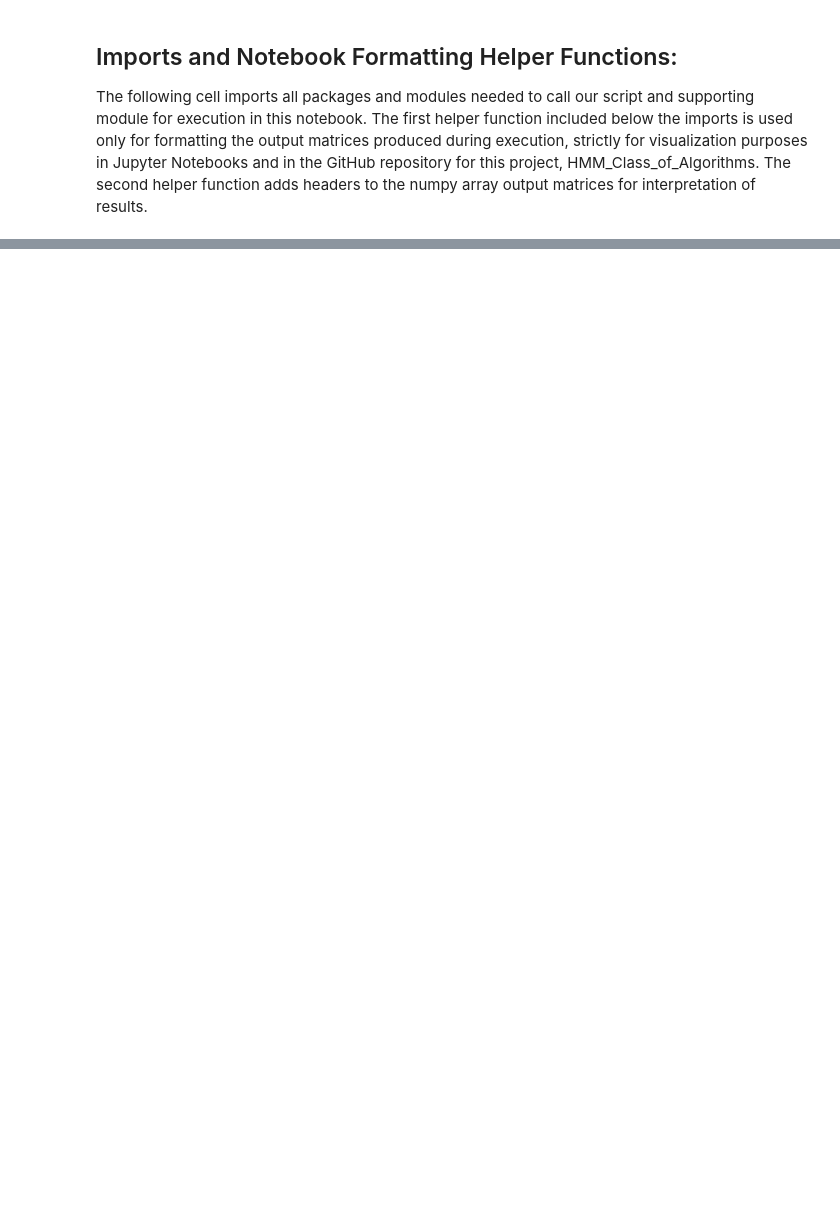
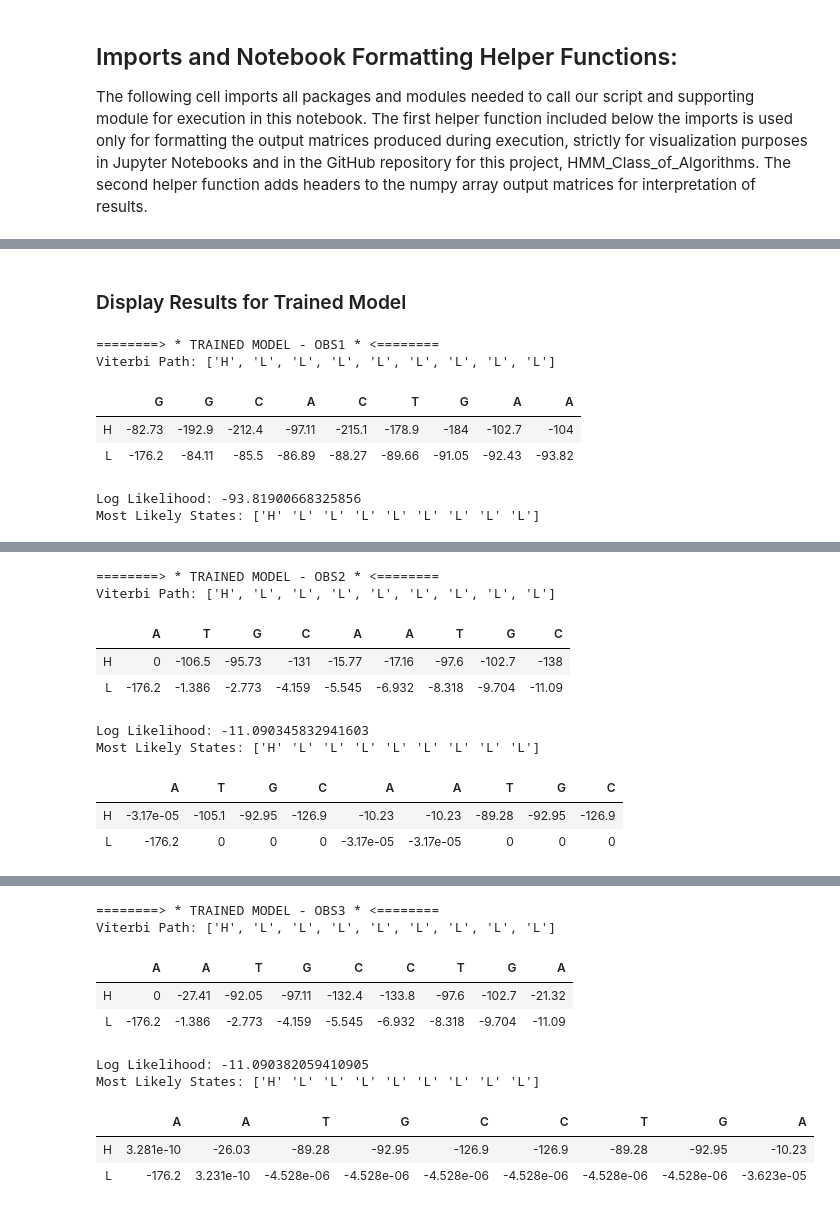
Before and after one commit to biotechiestefnie/HMM-Class-of-Algorithms, a Jupyter notebook: project10/HMM_Project10_Execution.ipynb, the cells around one changed output, grey strips where cells are left out. Saved outputs shown, nothing was run; the diff lists cells and outputs as text; code cells hidden in the pictures; blank space fills up the shorter version.

```diff
--- a/project10/HMM_Project10_Execution.ipynb
+++ b/project10/HMM_Project10_Execution.ipynb
@@ -378,0 +278,13 @@ fb_states, fb_matrix = model.forward_backward_algorithm(obs)
+# %%
+# Run all three algorithms on trained model
+vmat1_t, tmat1_t, path1_t = trained_model.viterbi_algorithm(obs1)
+fwd_matrix1_t, log_likelihood1_t = trained_model.forward_algorithm(obs1)
+most_likely_states1_t, fb_matrix1_t = trained_model.forward_backward_algorithm(obs1)
+
+vmat2_t, tmat2_t, path2_t = trained_model.viterbi_algorithm(obs2)
+fwd_matrix2_t, log_likelihood2_t = trained_model.forward_algorithm(obs2)
+most_likely_states2_t, fb_matrix2_t = trained_model.forward_backward_algorithm(obs2)
+
+vmat3_t, tmat3_t, path3_t = trained_model.viterbi_algorithm(obs3)
+fwd_matrix3_t, log_likelihood3_t = trained_model.forward_algorithm(obs3)
+most_likely_states3_t, fb_matrix3_t = trained_model.forward_backward_algorithm(obs3)
@@ -378,0 +348,36 @@ fb_states, fb_matrix = model.forward_backward_algorithm(obs)
+# %% [markdown]
+### Display Results for Trained Model
+# %%
+# Display trained model results for obs1
+print("========> * TRAINED MODEL - OBS1 * <========")
+print("Viterbi Path:", path1_t)
+display(show_matrix_html(format_matrix(vmat1_t, trained_model.states, obs1)))
+print("Log Likelihood:", log_likelihood1_t)
+print("Most Likely States:", most_likely_states1_t)
+display(show_matrix_html(format_matrix(fb_matrix1_t, trained_model.states, obs1)))
+display(HTML("<br>"))
+
+# Display trained model results for obs2
+print("========> * TRAINED MODEL - OBS2 * <========")
+print("Viterbi Path:", path2_t)
+display(show_matrix_html(format_matrix(vmat2_t, trained_model.states, obs2)))
+print("Log Likelihood:", log_likelihood2_t)
+print("Most Likely States:", most_likely_states2_t)
+display(show_matrix_html(format_matrix(fb_matrix2_t, trained_model.states, obs2)))
+display(HTML("<br>"))
+
+# Display trained model results for obs3
+print("========> * TRAINED MODEL - OBS3 * <========")
+print("Viterbi Path:", path3_t)
+display(show_matrix_html(format_matrix(vmat3_t, trained_model.states, obs3)))
+print("Log Likelihood:", log_likelihood3_t)
+print("Most Likely States:", most_likely_states3_t)
+display(show_matrix_html(format_matrix(fb_matrix3_t, trained_model.states, obs3)))
+# %% [output]
+========> * TRAINED MODEL - OBS1 * <========
+Viterbi Path: ['H', 'L', 'L', 'L', 'L', 'L', 'L', 'L', 'L']
+|  | G | G | C | A | C | T | G | A | A |
+| H | -82.73 | -192.9 | -212.4 | -97.11 | -215.1 | -178.9 | -184 | -102.7 | -104 |
+| L | -176.2 | -84.11 | -85.5 | -86.89 | -88.27 | -89.66 | -91.05 | -92.43 | -93.82 |
+Log Likelihood: -93.81900668325856
+Most Likely States: ['H' 'L' 'L' 'L' 'L' 'L' 'L' 'L' 'L']
@@ -378,0 +388,10 @@ fb_states, fb_matrix = model.forward_backward_algorithm(obs)
+========> * TRAINED MODEL - OBS2 * <========
+Viterbi Path: ['H', 'L', 'L', 'L', 'L', 'L', 'L', 'L', 'L']
+|  | A | T | G | C | A | A | T | G | C |
+| H | 0 | -106.5 | -95.73 | -131 | -15.77 | -17.16 | -97.6 | -102.7 | -138 |
+| L | -176.2 | -1.386 | -2.773 | -4.159 | -5.545 | -6.932 | -8.318 | -9.704 | -11.09 |
+Log Likelihood: -11.090345832941603
+Most Likely States: ['H' 'L' 'L' 'L' 'L' 'L' 'L' 'L' 'L']
+|  | A | T | G | C | A | A | T | G | C |
+| H | -3.17e-05 | -105.1 | -92.95 | -126.9 | -10.23 | -10.23 | -89.28 | -92.95 | -126.9 |
+| L | -176.2 | 0 | 0 | 0 | -3.17e-05 | -3.17e-05 | 0 | 0 | 0 |
@@ -378,0 +399,10 @@ fb_states, fb_matrix = model.forward_backward_algorithm(obs)
+========> * TRAINED MODEL - OBS3 * <========
+Viterbi Path: ['H', 'L', 'L', 'L', 'L', 'L', 'L', 'L', 'L']
+|  | A | A | T | G | C | C | T | G | A |
+| H | 0 | -27.41 | -92.05 | -97.11 | -132.4 | -133.8 | -97.6 | -102.7 | -21.32 |
+| L | -176.2 | -1.386 | -2.773 | -4.159 | -5.545 | -6.932 | -8.318 | -9.704 | -11.09 |
+Log Likelihood: -11.090382059410905
+Most Likely States: ['H' 'L' 'L' 'L' 'L' 'L' 'L' 'L' 'L']
+|  | A | A | T | G | C | C | T | G | A |
+| H | 3.281e-10 | -26.03 | -89.28 | -92.95 | -126.9 | -126.9 | -89.28 | -92.95 | -10.23 |
+| L | -176.2 | 3.231e-10 | -4.528e-06 | -4.528e-06 | -4.528e-06 | -4.528e-06 | -4.528e-06 | -4.528e-06 | -3.623e-05 |
```
Also changed, not shown: parts of 52 cells of this notebook, 2 other files.
